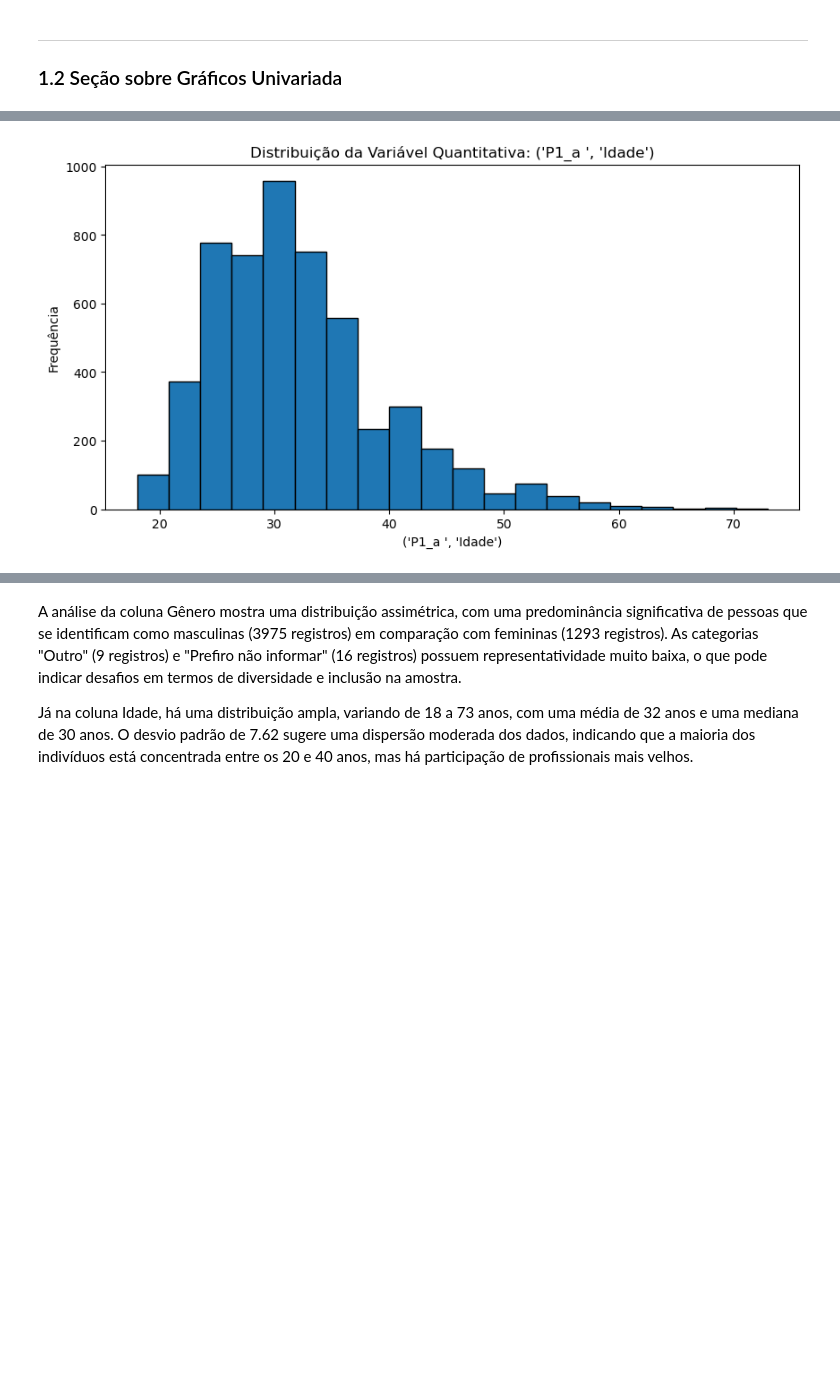
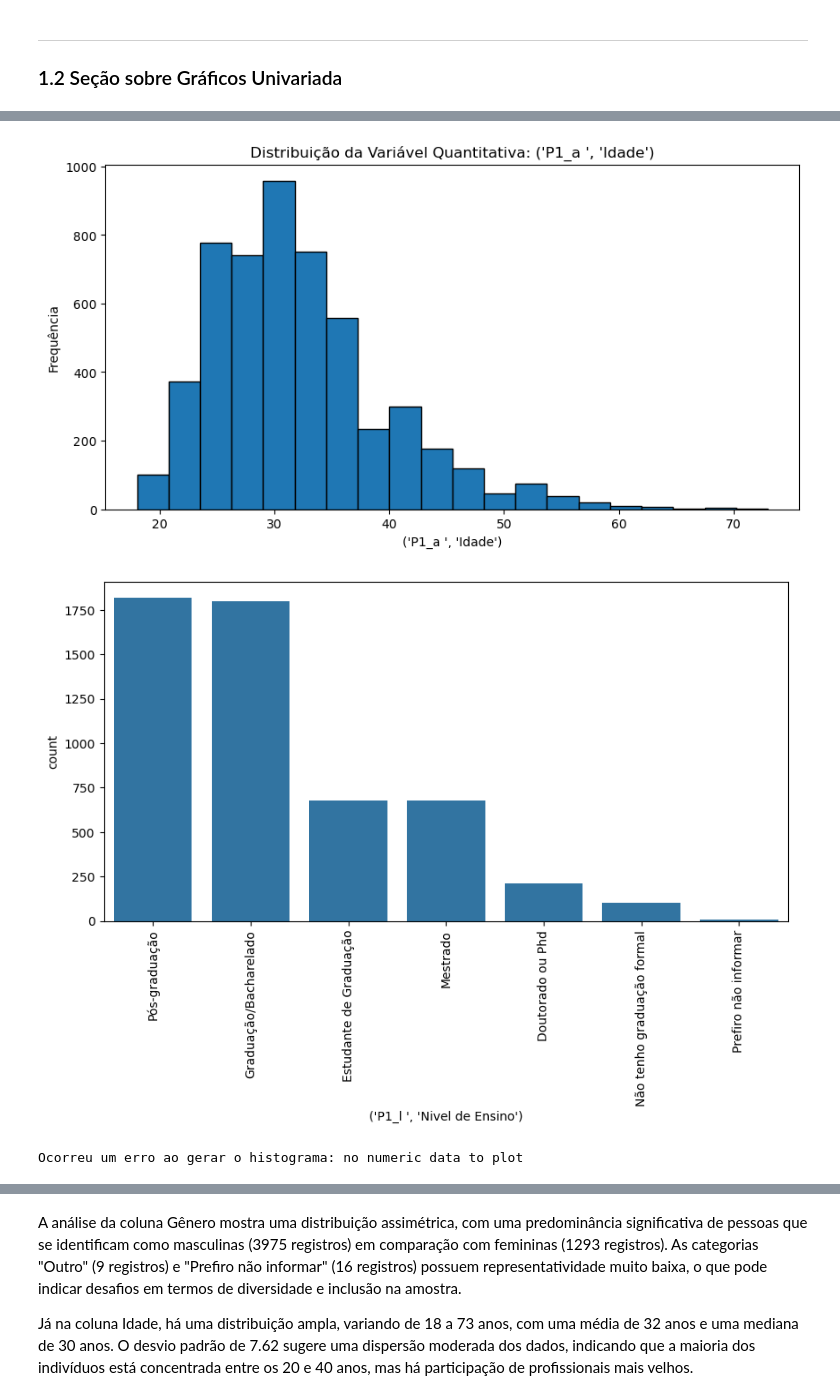
Before and after one commit to Nertonm/kaggle, a Jupyter notebook: State of Data - Brazil.ipynb, the cells around one changed output, grey strips where cells are left out. Drawn from its saved outputs; the diff is of its cells as text; code cells hidden in the pictures; blank space fills up the shorter version.

```diff
--- a/State of Data - Brazil.ipynb
+++ b/State of Data - Brazil.ipynb
@@ -656,9 +656,13 @@ Valor Máximo: 73
 # %%
 # Análise qualitativa
 make_graph_column("('P1_b ', 'Genero')")
 
 # Análise quantitativa
 make_histogram_column("('P1_a ', 'Idade')")
+
+make_graph_column("('P1_l ', 'Nivel de Ensino')")
 # %% [output]
 [figure]
 [figure]
+[figure, added]
+Ocorreu um erro ao gerar o histograma: no numeric data to plot
```
Also changed, not shown: parts of 1 cell of this notebook, 1 other file.
